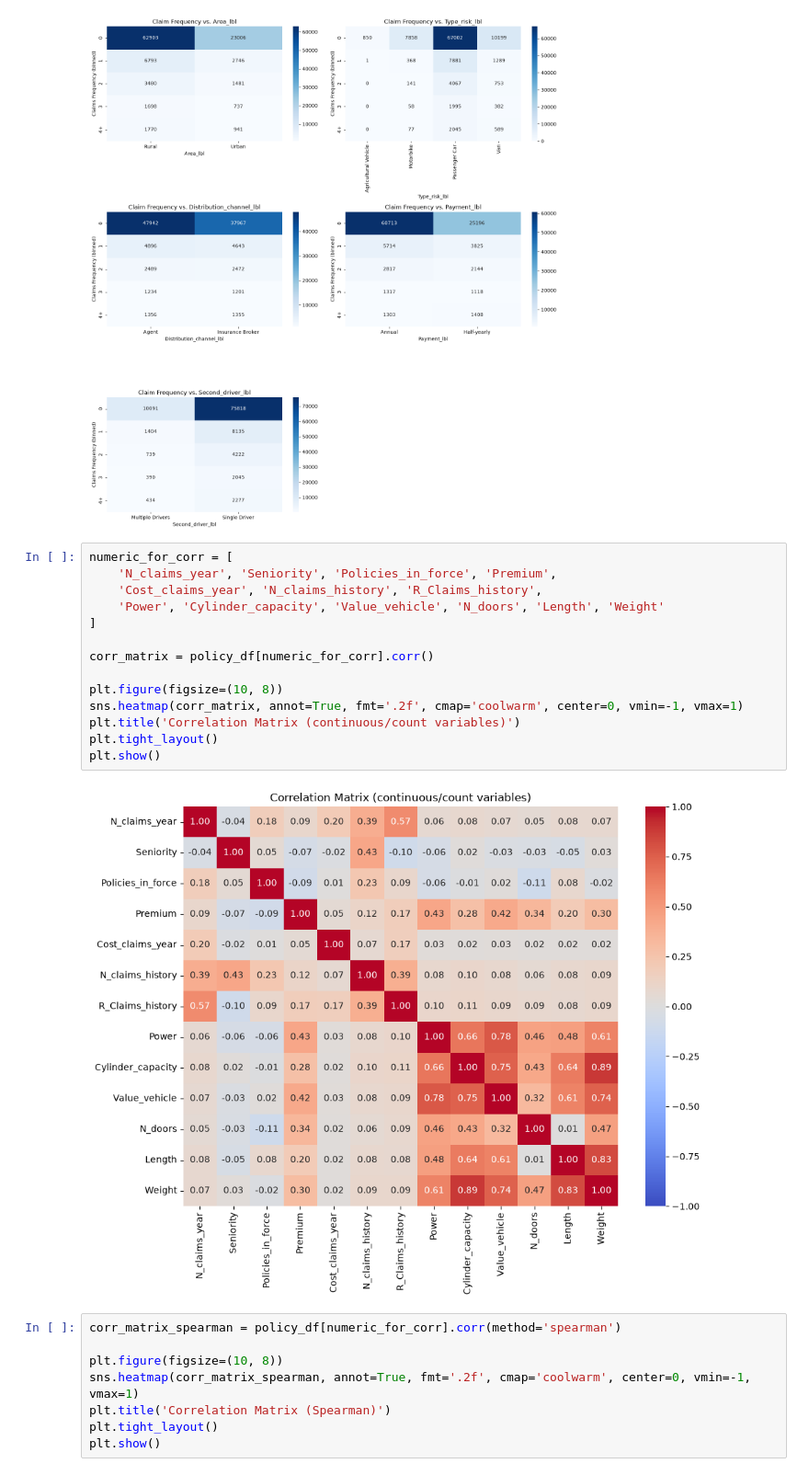
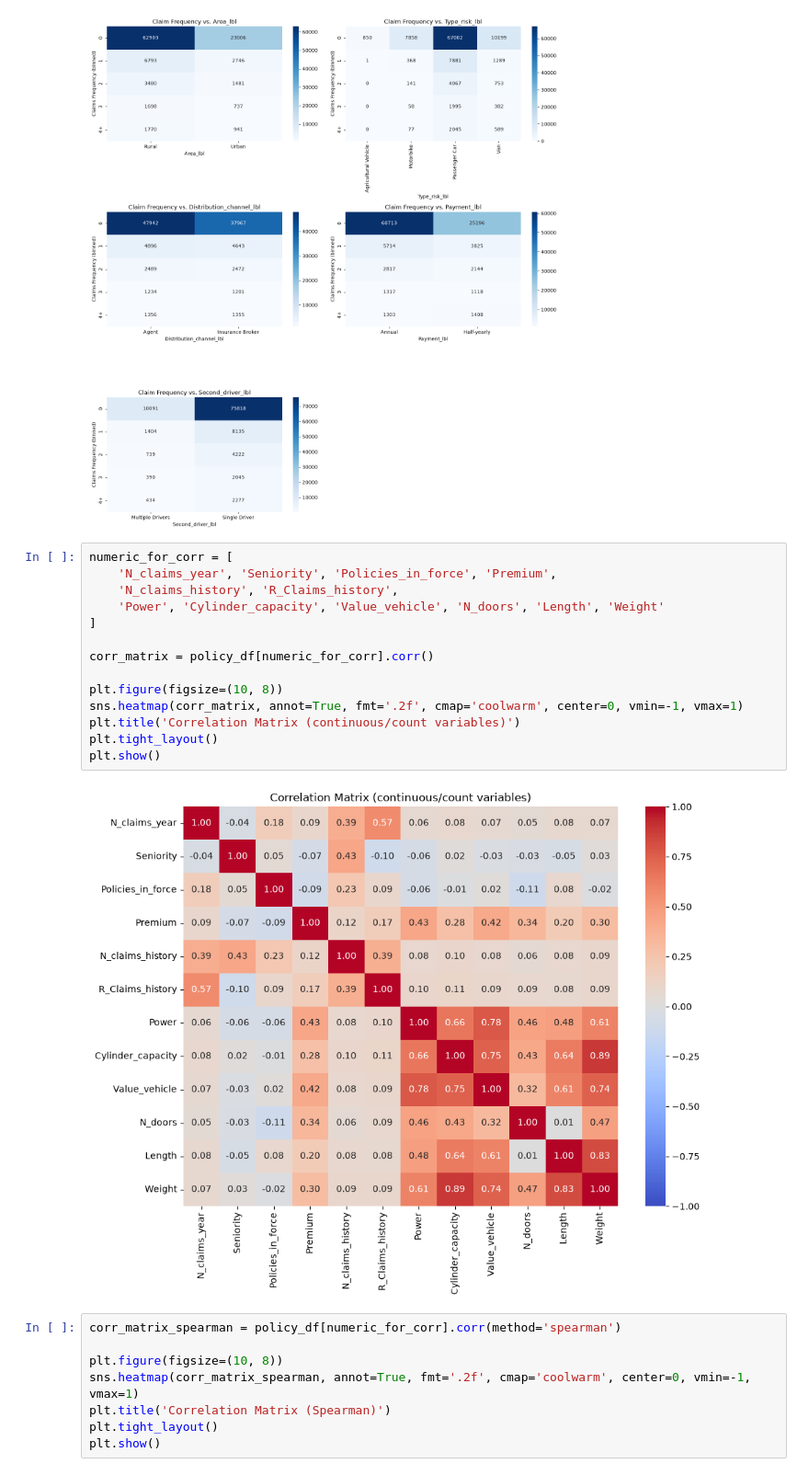
Before and after one commit to olumideodetunde/comm-insurance-underwriting-solutions, a Jupyter notebook: project/src/project_ml/m1-frequency-severity/exploration/EDA.ipynb, the cells around one changed output. Shown at 92% size. Drawn from its saved outputs; the diff is of its cells as text.

```diff
--- a/project/src/project_ml/m1-frequency-severity/exploration/EDA.ipynb
+++ b/project/src/project_ml/m1-frequency-severity/exploration/EDA.ipynb
@@ -216,19 +216,19 @@ plt.show()
 # %%
 numeric_for_corr = [
     'N_claims_year', 'Seniority', 'Policies_in_force', 'Premium',
-    'Cost_claims_year', 'N_claims_history', 'R_Claims_history',
+    'N_claims_history', 'R_Claims_history',
     'Power', 'Cylinder_capacity', 'Value_vehicle', 'N_doors', 'Length', 'Weight'
 ]
 
 corr_matrix = policy_df[numeric_for_corr].corr()
 
 plt.figure(figsize=(10, 8))
 sns.heatmap(corr_matrix, annot=True, fmt='.2f', cmap='coolwarm', center=0, vmin=-1, vmax=1)
 plt.title('Correlation Matrix (continuous/count variables)')
 plt.tight_layout()
 plt.show()
 # %% [output]
-[figure, old version]
+[figure, new version]
 # %%
 corr_matrix_spearman = policy_df[numeric_for_corr].corr(method='spearman')
 
```
Also changed, not shown: parts of 14 cells of this notebook.
